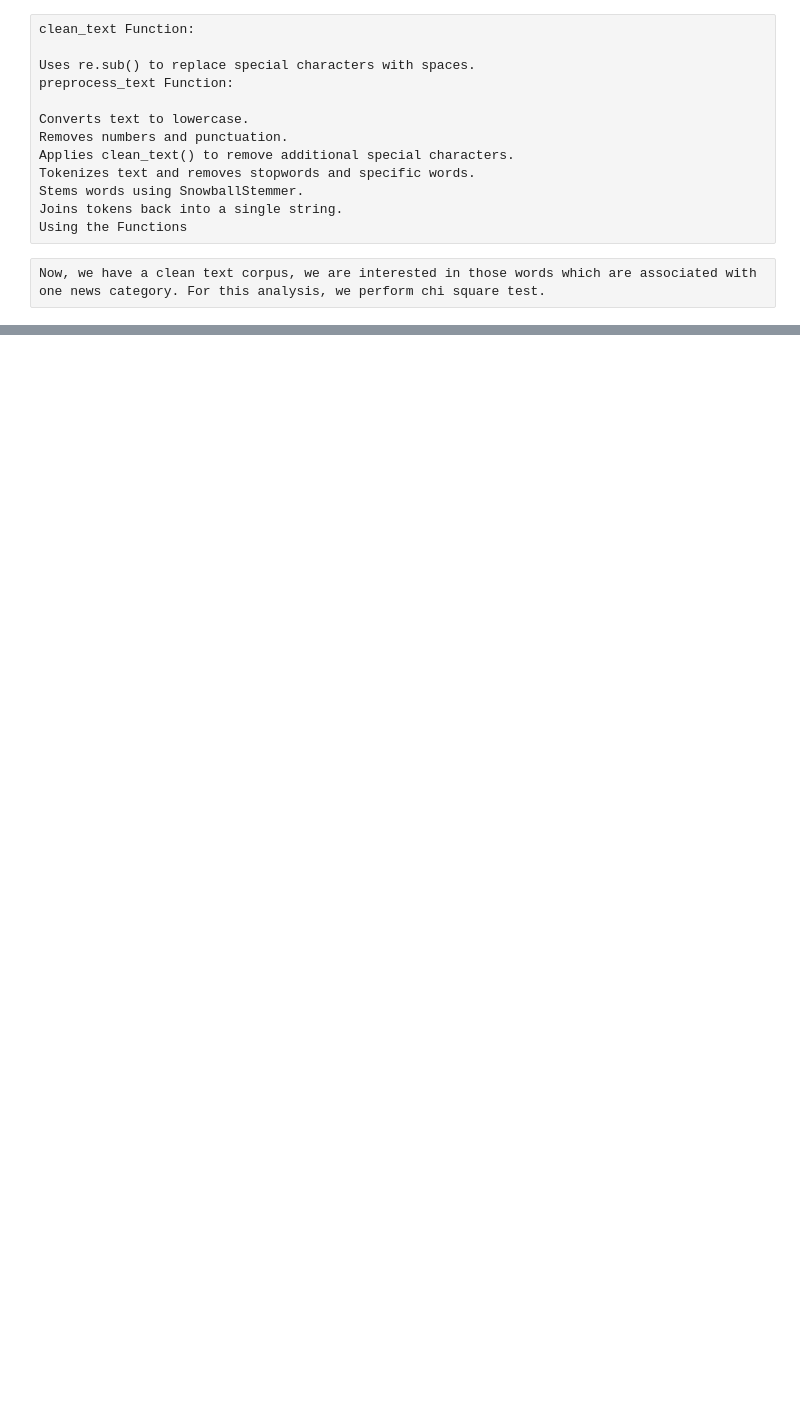
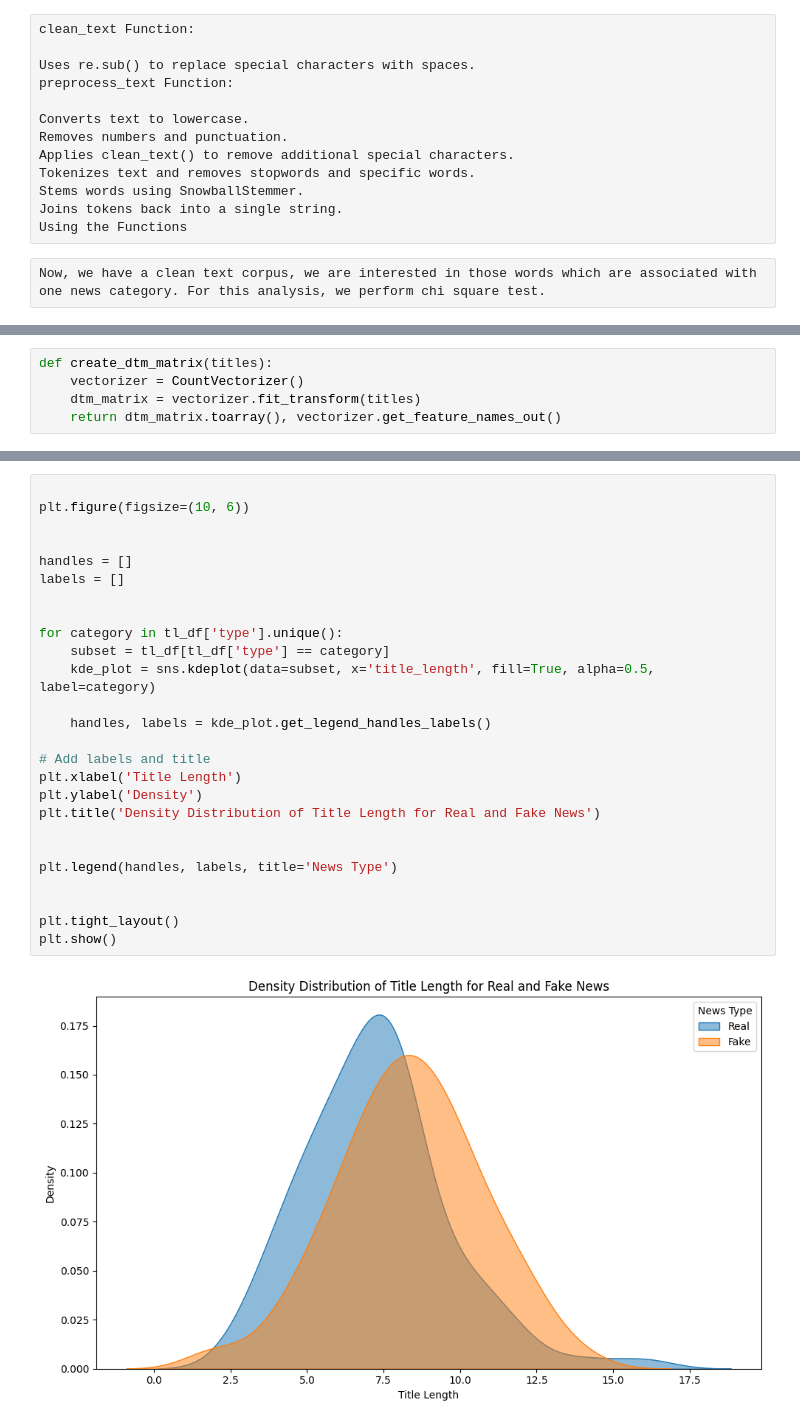
Before and after one commit to Izuasomba/Finalssss, a Jupyter notebook: Fake_news_classifier.ipynb, the cells around one changed output, grey strips where cells are left out. Drawn from its saved outputs; the diff is of its cells as text; blank space fills up the shorter version.

```diff
--- a/Fake_news_classifier.ipynb
+++ b/Fake_news_classifier.ipynb
@@ -327,0 +367,5 @@ LookupError:
+# %%
+def create_dtm_matrix(titles):
+    vectorizer = CountVectorizer()
+    dtm_matrix = vectorizer.fit_transform(titles)
+    return dtm_matrix.toarray(), vectorizer.get_feature_names_out()
@@ -327,0 +522,28 @@ LookupError:
+# %%
+
+plt.figure(figsize=(10, 6))
+
+
+handles = []
+labels = []
+
+
+for category in tl_df['type'].unique():
+    subset = tl_df[tl_df['type'] == category]
+    kde_plot = sns.kdeplot(data=subset, x='title_length', fill=True, alpha=0.5, label=category)
+
+    handles, labels = kde_plot.get_legend_handles_labels()
+
+# Add labels and title
+plt.xlabel('Title Length')
+plt.ylabel('Density')
+plt.title('Density Distribution of Title Length for Real and Fake News')
+
+
+plt.legend(handles, labels, title='News Type')
+
+
+plt.tight_layout()
+plt.show()
+# %% [output]
+[figure, added]
```
Also changed, not shown: parts of 62 cells of this notebook.
